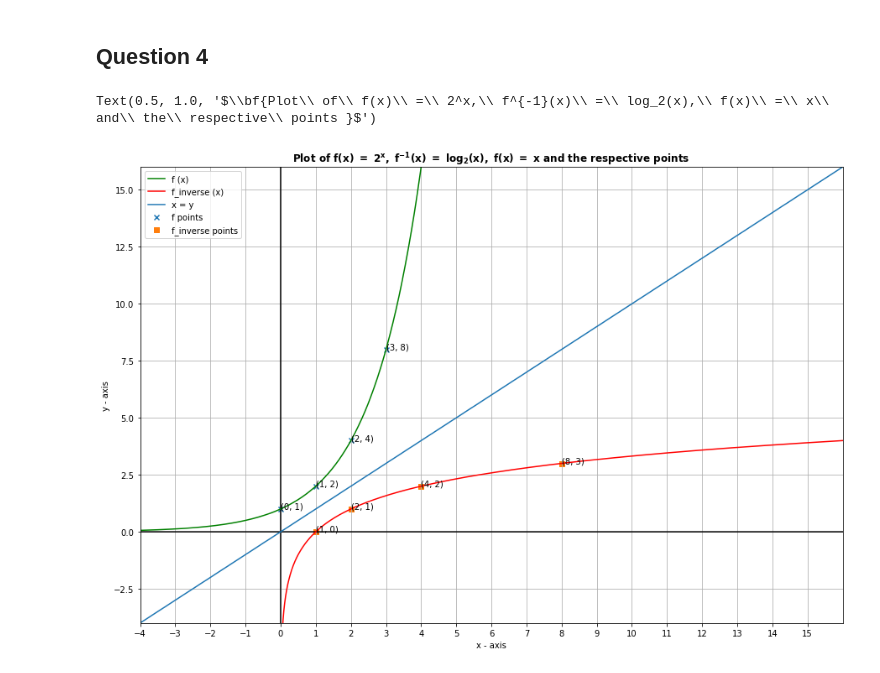
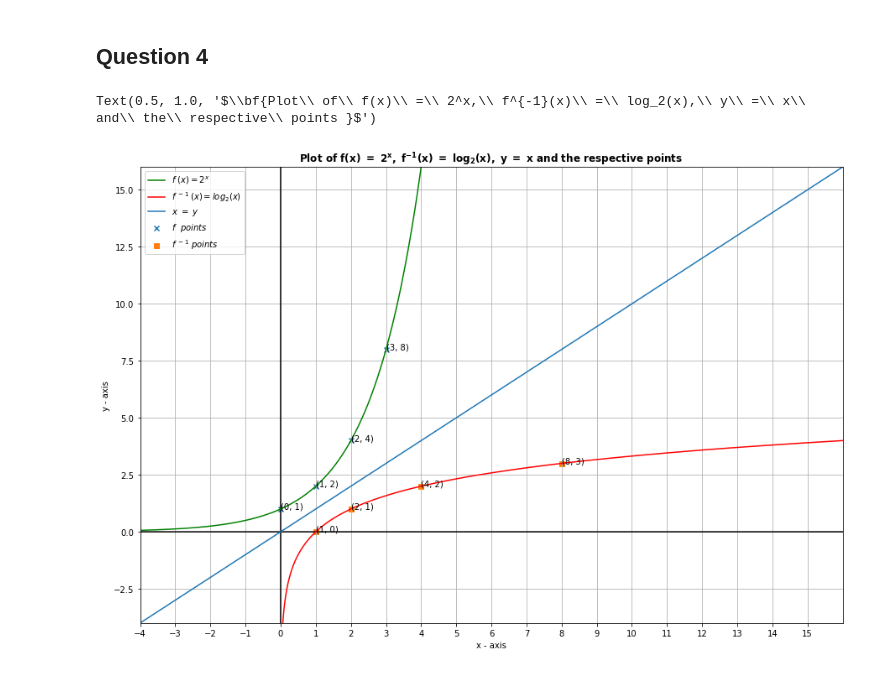
Before and after one commit to theatina/M902_MathNLP, a Jupyter notebook: Project_2/M902_Project2_CTKylafi_LT1200012.ipynb, the cells around one changed output. Saved outputs shown, nothing was run; the diff lists cells and outputs as text; code cells hidden in the pictures.

```diff
--- a/Project_2/M902_Project2_CTKylafi_LT1200012.ipynb
+++ b/Project_2/M902_Project2_CTKylafi_LT1200012.ipynb
@@ -110,38 +110,38 @@ f_plot.set_xlim(-4,16)
 f_plot.set_ylim(-4,16)
 
 f = [ exp_2(i) for i in x ]
 f_inverse = [ f_log(i) for i in x_inv ]
 f_xy = x
 
 # plots[:].set_xlim(5)
 f_plot.plot( x, x*0, "k")
 f_plot.plot( x*0, x, "k" )
-f_plot.plot( x, f, "g", label="f (x)" )
-f_plot.plot( x_inv, f_inverse, "r", label="f_inverse (x)" )
-f_plot.plot( x, f_xy, label="x = y" )
+f_plot.plot( x, f, "g", label="$f\ (x)=2^x$" )
+f_plot.plot( x_inv, f_inverse, "r", label="$f^{\ -1\ }(x)=log_2(x)$" )
+f_plot.plot( x, f_xy, label="$x\ =\ y$" )
 
 #points to draw
 #f
 x_list = [0,1,2,3]
 y_list = [ exp_2(x) for x in x_list ]
 # print(y_list)
 
 #f inverse
 x_inv_list = [1,2,4,8]
 y_inv_list = [ int(f_log(x)) for x in x_inv_list ]
 # print(y_inv_list)
 
-f_plot.scatter(x_list, y_list, marker="x", label="f points")
-f_plot.scatter(x_inv_list, y_inv_list, marker="s", label="f_inverse points")
+f_plot.scatter(x_list, y_list, marker="x", label="$f\ \ points$")
+f_plot.scatter(x_inv_list, y_inv_list, marker="s", label="$f^{\ -1}\ points$")
 
 for i, txt in enumerate(x_list):
     f_plot.annotate((x_list[i],y_list[i]), (x_list[i], y_list[i]))
     f_plot.annotate((x_inv_list[i],y_inv_list[i]), (x_inv_list[i], y_inv_list[i]))
 
 f_plot.legend()
 plt.xticks([i for i in range(-4,16,1)])
 
-plt.title(r"$\bf{Plot\ of\ f(x)\ =\ 2^x,\ f^{-1}(x)\ =\ log_2(x),\ f(x)\ =\ x\ and\ the\ respective\ points }$")
+plt.title(r"$\bf{Plot\ of\ f(x)\ =\ 2^x,\ f^{-1}(x)\ =\ log_2(x),\ y\ =\ x\ and\ the\ respective\ points }$")
 # %% [output]
-Text(0.5, 1.0, '$\\bf{Plot\\ of\\ f(x)\\ =\\ 2^x,\\ f^{-1}(x)\\ =\\ log_2(x),\\ f(x)\\ =\\ x\\ and\\ the\\ respective\\ points }$')
+Text(0.5, 1.0, '$\\bf{Plot\\ of\\ f(x)\\ =\\ 2^x,\\ f^{-1}(x)\\ =\\ log_2(x),\\ y\\ =\\ x\\ and\\ the\\ respective\\ points }$')
-[figure, old version]
+[figure, new version]
```
Also changed, not shown: 10 other files.
